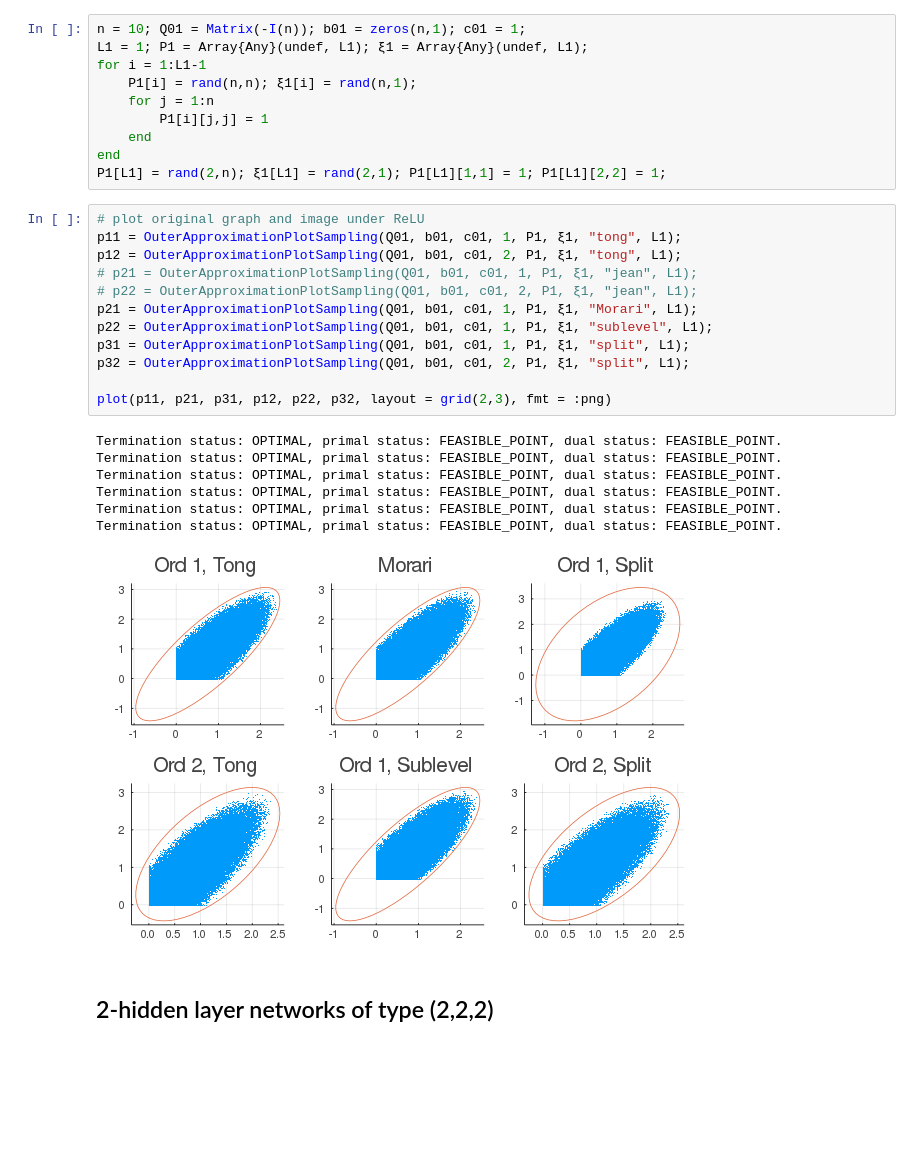
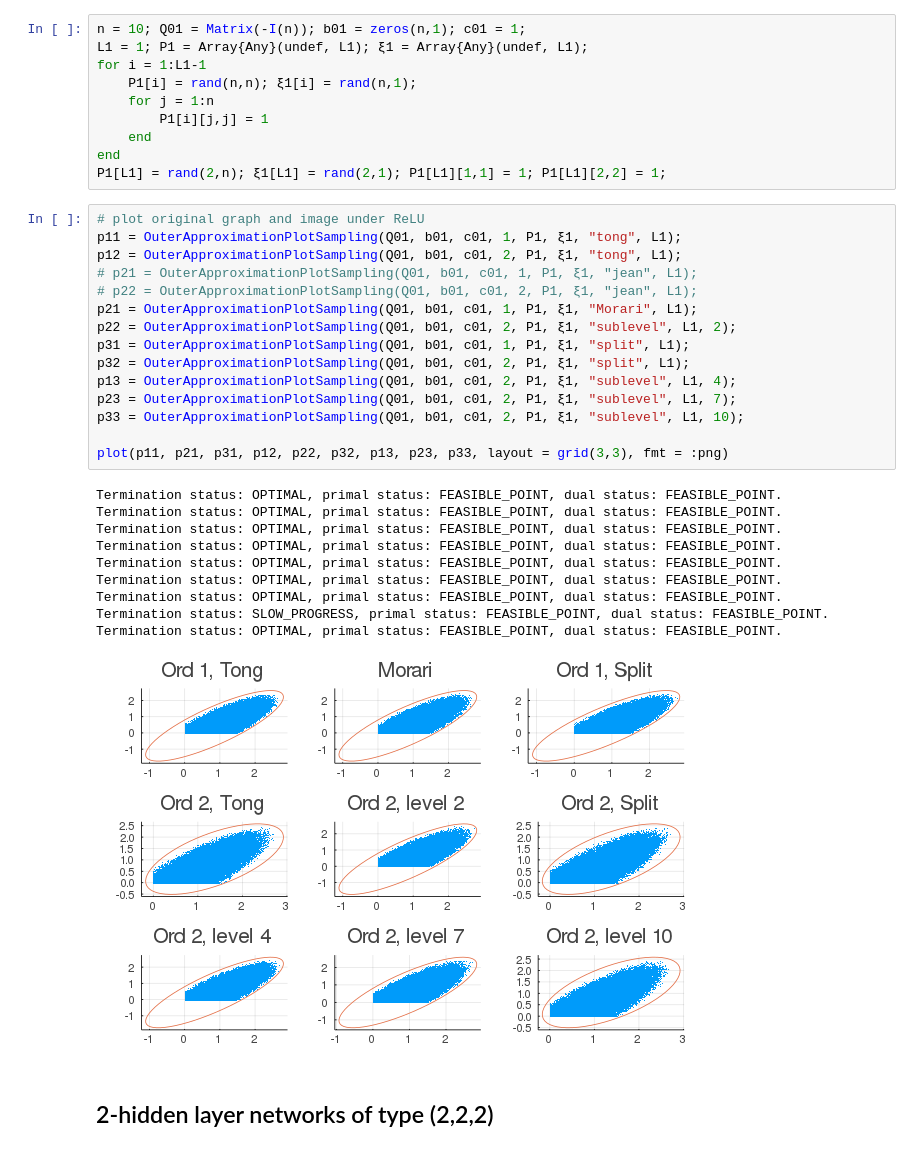
Before and after one commit to TongCHEN779/MultiMomOpt, a Jupyter notebook: ellipsoid/Ellipsoid.ipynb, the cells around one changed output. Saved outputs shown, nothing was run; the diff lists cells and outputs as text; blank space fills up the shorter version.

```diff
--- a/ellipsoid/Ellipsoid.ipynb
+++ b/ellipsoid/Ellipsoid.ipynb
@@ -789,23 +790,29 @@ P1[L1] = rand(2,n); ξ1[L1] = rand(2,1); P1[L1][1,1] = 1; P1[L1][2,2] = 1;
 # %%
 # plot original graph and image under ReLU
 p11 = OuterApproximationPlotSampling(Q01, b01, c01, 1, P1, ξ1, "tong", L1);
 p12 = OuterApproximationPlotSampling(Q01, b01, c01, 2, P1, ξ1, "tong", L1);
 # p21 = OuterApproximationPlotSampling(Q01, b01, c01, 1, P1, ξ1, "jean", L1);
 # p22 = OuterApproximationPlotSampling(Q01, b01, c01, 2, P1, ξ1, "jean", L1);
 p21 = OuterApproximationPlotSampling(Q01, b01, c01, 1, P1, ξ1, "Morari", L1);
-p22 = OuterApproximationPlotSampling(Q01, b01, c01, 1, P1, ξ1, "sublevel", L1);
+p22 = OuterApproximationPlotSampling(Q01, b01, c01, 2, P1, ξ1, "sublevel", L1, 2);
 p31 = OuterApproximationPlotSampling(Q01, b01, c01, 1, P1, ξ1, "split", L1);
 p32 = OuterApproximationPlotSampling(Q01, b01, c01, 2, P1, ξ1, "split", L1);
+p13 = OuterApproximationPlotSampling(Q01, b01, c01, 2, P1, ξ1, "sublevel", L1, 4);
+p23 = OuterApproximationPlotSampling(Q01, b01, c01, 2, P1, ξ1, "sublevel", L1, 7);
+p33 = OuterApproximationPlotSampling(Q01, b01, c01, 2, P1, ξ1, "sublevel", L1, 10);
 
-plot(p11, p21, p31, p12, p22, p32, layout = grid(2,3), fmt = :png)
+plot(p11, p21, p31, p12, p22, p32, p13, p23, p33, layout = grid(3,3), fmt = :png)
 # %% [output]
 Termination status: OPTIMAL, primal status: FEASIBLE_POINT, dual status: FEASIBLE_POINT.
 Termination status: OPTIMAL, primal status: FEASIBLE_POINT, dual status: FEASIBLE_POINT.
 Termination status: OPTIMAL, primal status: FEASIBLE_POINT, dual status: FEASIBLE_POINT.
 Termination status: OPTIMAL, primal status: FEASIBLE_POINT, dual status: FEASIBLE_POINT.
 Termination status: OPTIMAL, primal status: FEASIBLE_POINT, dual status: FEASIBLE_POINT.
 Termination status: OPTIMAL, primal status: FEASIBLE_POINT, dual status: FEASIBLE_POINT.
+Termination status: OPTIMAL, primal status: FEASIBLE_POINT, dual status: FEASIBLE_POINT.
+Termination status: SLOW_PROGRESS, primal status: FEASIBLE_POINT, dual status: FEASIBLE_POINT.
+Termination status: OPTIMAL, primal status: FEASIBLE_POINT, dual status: FEASIBLE_POINT.
-[figure, old version]
+[figure, new version]
 # %% [markdown]
 ## 2-hidden layer networks of type (2,2,2)
 # %%
```
Also changed, not shown: parts of 9 cells of this notebook.
